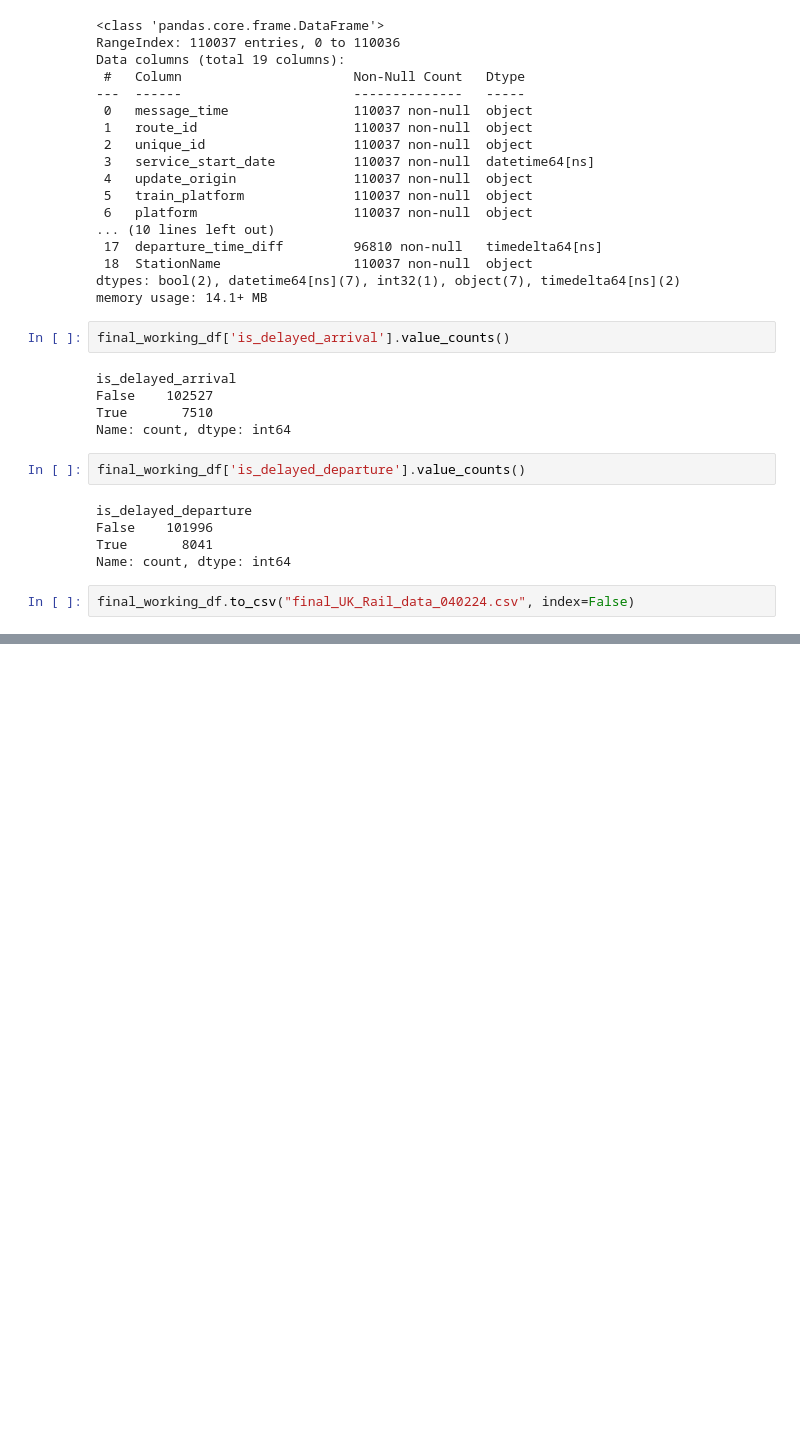
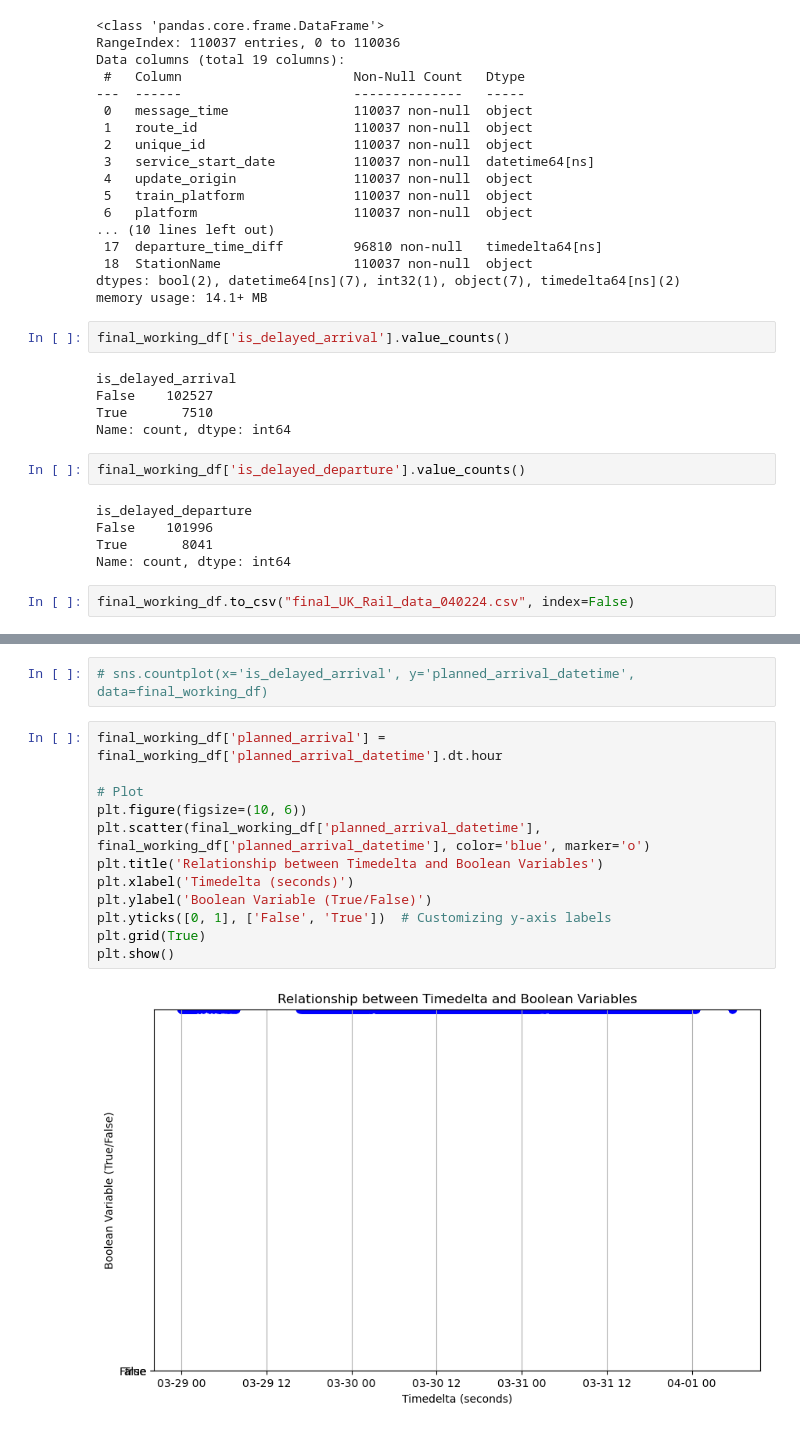
Before and after one commit to blcervone/GC_Final_Project_DataAnalytics, a Jupyter notebook: EDA/UK Rail EDA.ipynb, the cells around one changed output, grey strips where cells are left out. Drawn from its saved outputs; the diff is of its cells as text; blank space fills up the shorter version.

```diff
--- a/EDA/UK Rail EDA.ipynb
+++ b/EDA/UK Rail EDA.ipynb
@@ -496,0 +546,16 @@ final_working_df.to_csv("final_UK_Rail_data_040224.csv", index=False)
+# %%
+# sns.countplot(x='is_delayed_arrival', y='planned_arrival_datetime', data=final_working_df)
+# %%
+final_working_df['planned_arrival'] = final_working_df['planned_arrival_datetime'].dt.hour
+
+# Plot
+plt.figure(figsize=(10, 6))
+plt.scatter(final_working_df['planned_arrival_datetime'], final_working_df['planned_arrival_datetime'], color='blue', marker='o')
+plt.title('Relationship between Timedelta and Boolean Variables')
+plt.xlabel('Timedelta (seconds)')
+plt.ylabel('Boolean Variable (True/False)')
+plt.yticks([0, 1], ['False', 'True'])  # Customizing y-axis labels
+plt.grid(True)
+plt.show()
+# %% [output]
+[figure, added]
```
Also changed, not shown: parts of 8 cells of this notebook.
